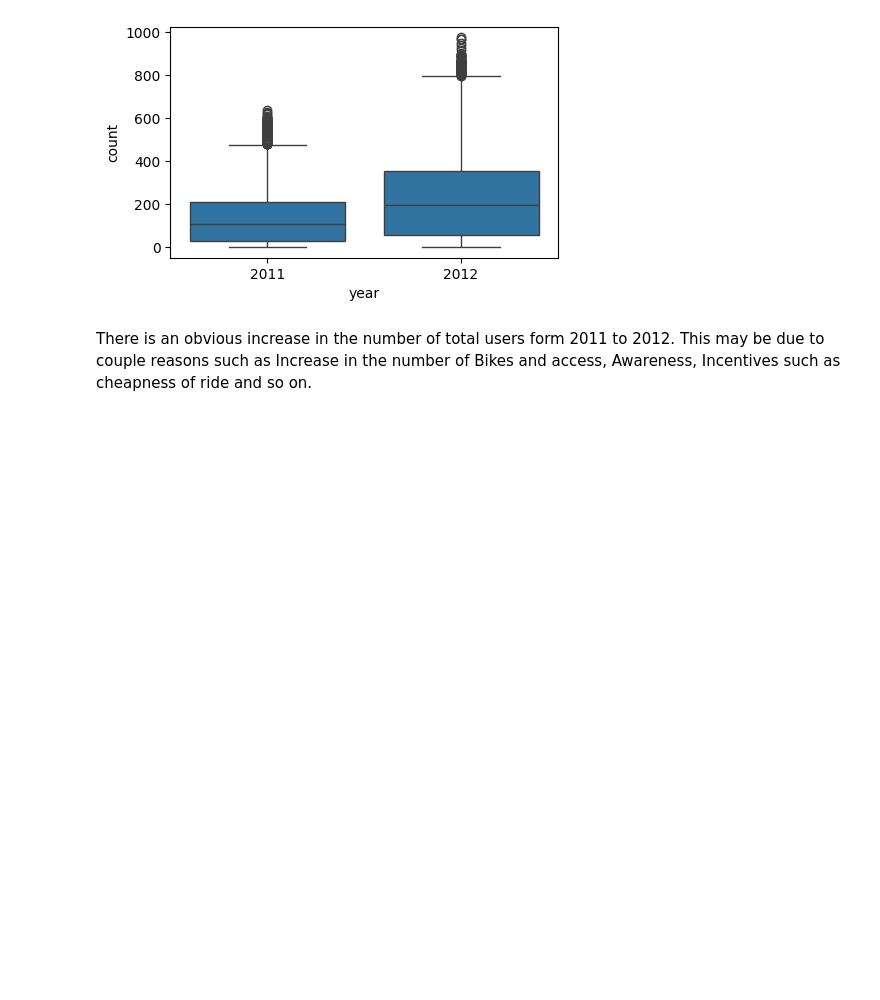
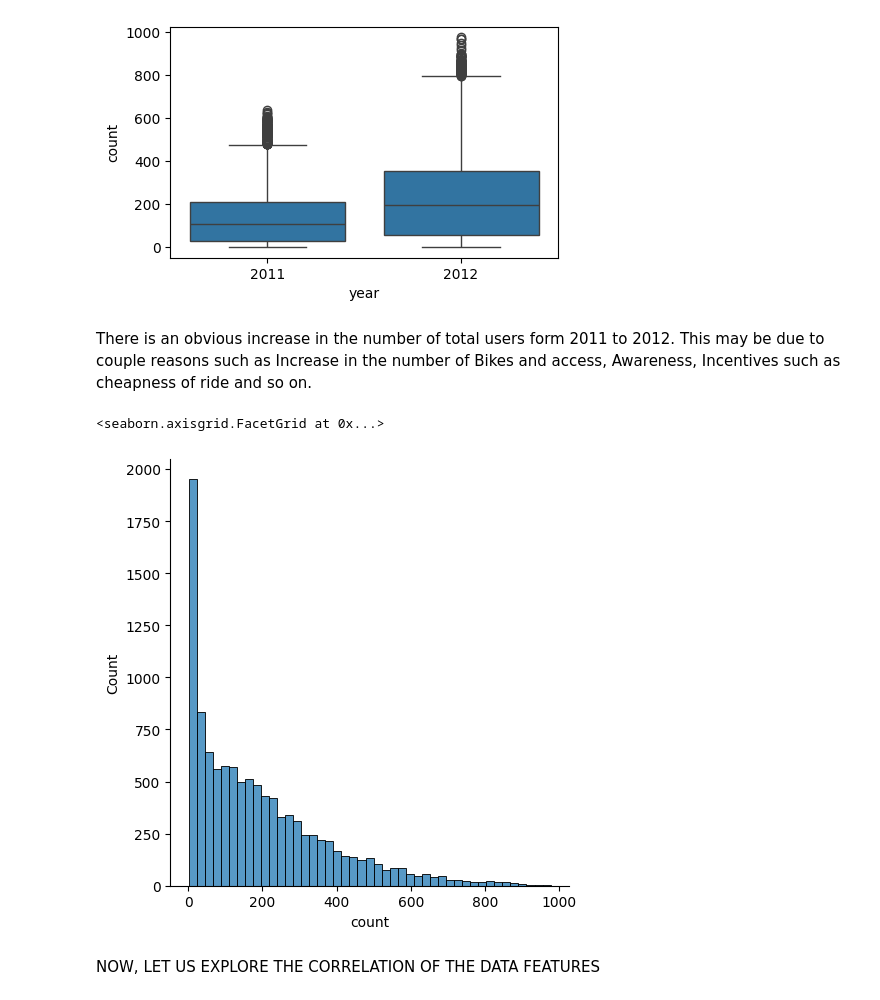
Before and after one commit to Mainasaid/Bike-demand-prediction, a Jupyter notebook: project.ipynb, the cells around one changed output. Cells and saved outputs as stored; diff of their text form; code cells hidden in the pictures; blank space fills up the shorter version.

Commit message:
commiting more exploratory data analysis

```diff
--- a/project.ipynb
+++ b/project.ipynb
@@ -192,3 +201,10 @@ sns.boxplot(data=train_df, x='year', y='count')
 [figure]
 # %% [markdown]
 There is an obvious increase in the number of total users form 2011 to 2012. This may be due to couple reasons such as Increase in the number of Bikes and access, Awareness, Incentives such as cheapness of ride and so on.
+# %%
+sns.displot(data=train_df,x='count')
+# %% [output]
+<seaborn.axisgrid.FacetGrid at 0x...>
+[figure, added]
+# %% [markdown]
+NOW, LET US EXPLORE THE CORRELATION OF THE DATA FEATURES
```
Also changed, not shown: parts of 41 cells of this notebook.
